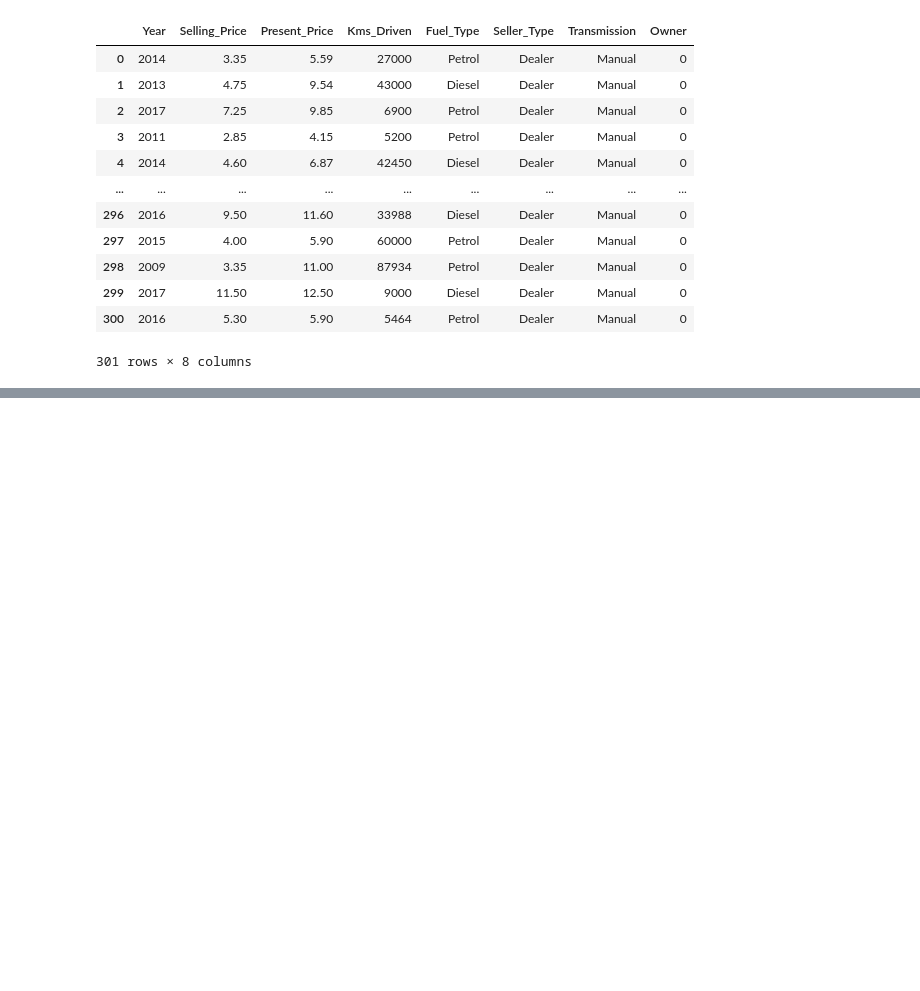
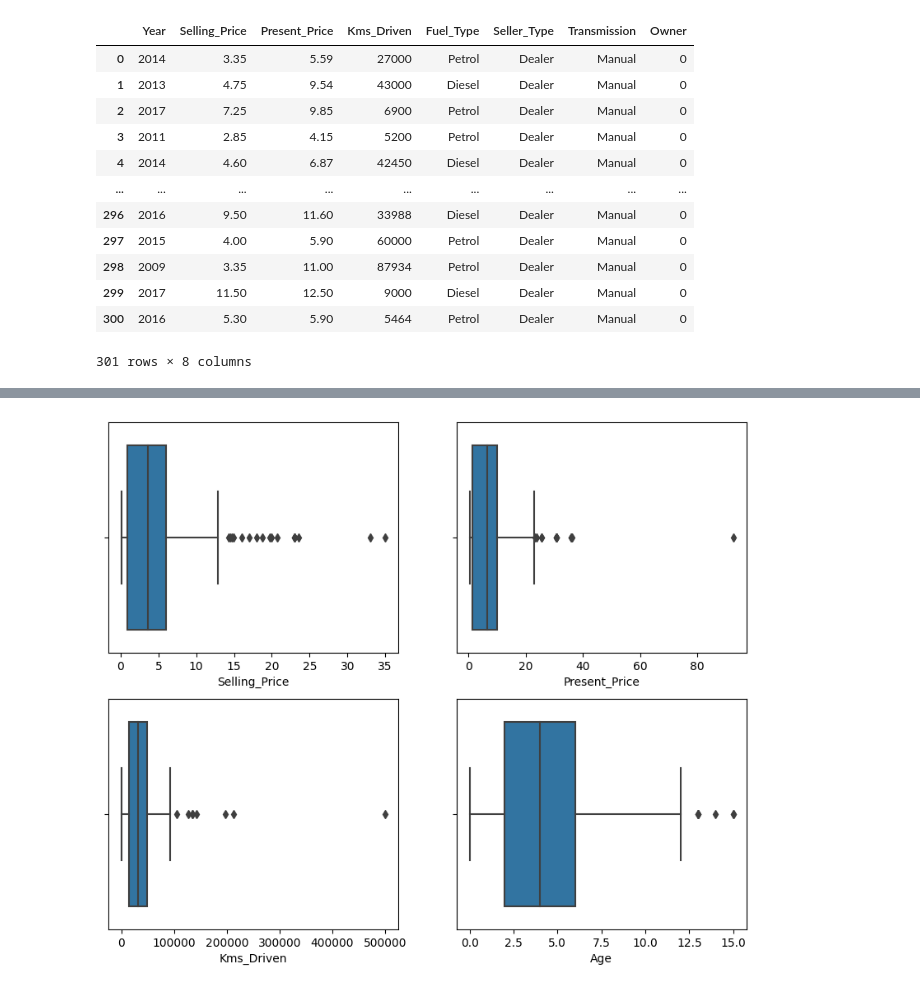
Before and after one commit to sntk-76/car-price-estimation-, a Jupyter notebook: car_estimation_price.ipynb, the cells around one changed output, grey strips where cells are left out. Saved outputs shown, nothing was run; the diff lists cells and outputs as text; code cells hidden in the pictures; blank space fills up the shorter version.

```diff
--- a/car_estimation_price.ipynb
+++ b/car_estimation_price.ipynb
@@ -413,0 +137,11 @@ Predicted selling price: [[0.98530601]]
+# %%
+numerical = ['Selling_Price', 'Present_Price', 'Kms_Driven', 'Age']
+
+fig, axes = plt.subplots(2, 2, figsize=(10, 8))
+
+for i, ax in enumerate(axes.flatten()):
+    sns.boxplot(x=numerical[i], data=working_df, ax=ax)
+
+plt.show()
+# %% [output]
+[figure, added]
```
Also changed, not shown: parts of 63 cells of this notebook.
